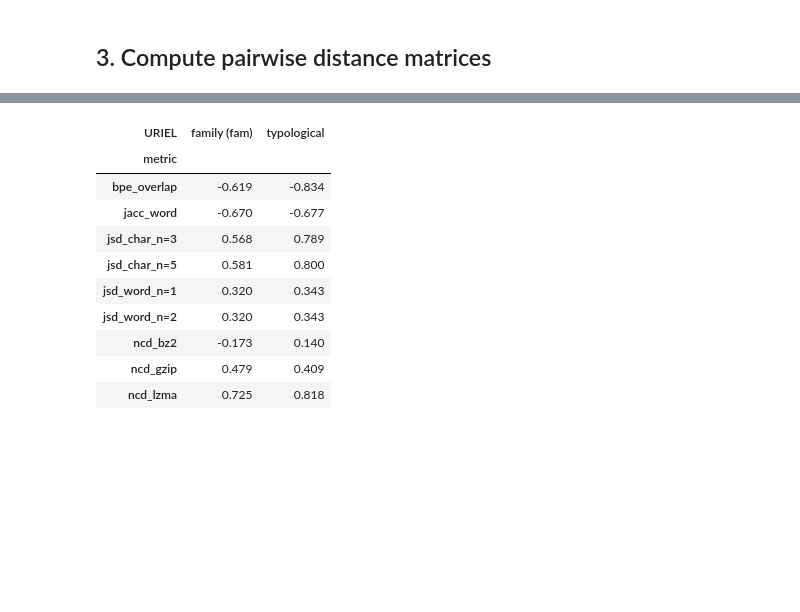
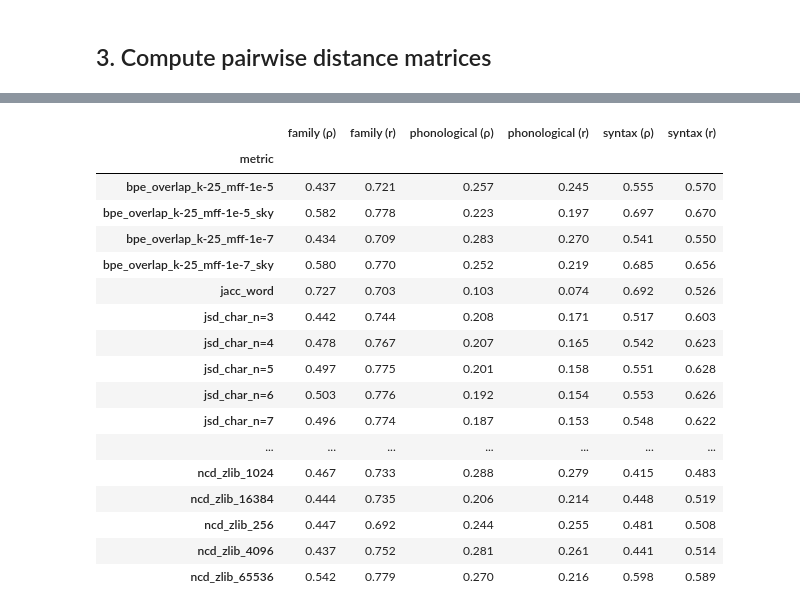
Before and after one commit to hrasto/corpus_helpers, a Jupyter notebook: notebooks/bible_all_metrics.ipynb, the cells around one changed output, grey strips where cells are left out. Saved outputs shown, nothing was run; the diff lists cells and outputs as text; code cells hidden in the pictures; blank space fills up the shorter version.

Commit message:
checkpoint

```diff
--- a/notebooks/bible_all_metrics.ipynb
+++ b/notebooks/bible_all_metrics.ipynb
@@ -190,4 +181 @@ Computing 105 pairs × 25 metrics...
-# %%
-with open('_bible_cache/mats.pkl', 'rb') as f:
-    METRIC_MATS = pickle.load(f)
 # %%
@@ -239,32 +230,31 @@ if 'pkg_resources' not in sys.modules:
 import lang2vec.lang2vec as l2v
 from sklearn.metrics.pairwise import cosine_distances
 
-# ISO 639-3 codes expected by lang2vec
 ISO3 = {
-    'en': 'eng', 'de': 'deu', 'nl': 'nld', 'da': 'dan', 'sv': 'swe',
-    'cs': 'ces', 'sk': 'slk', 'pl': 'pol', 'hr': 'hrv',
+    'en': 'eng', 'de': 'deu', 'nl': 'nld', 'da': 'dan', 'no': 'nor',
+    'sv': 'swe', 'cs': 'ces', 'sk': 'slk', 'si': 'slv', 'pl': 'pol',
+    'hr': 'hrv', 'rs': 'srp', 'ro': 'ron', 'hu': 'hun', 'fi': 'fin',
 }
 iso3_codes = [ISO3[c] for c in LANG_CODES]
 
 URIEL_SETS = {
-    'family (fam)':  'fam',                                    # one-hot language family membership
-    'typological':   'syntax_knn+phonology_knn+inventory_knn', # interpolated typological features
+    'family':       'fam',
+    'phonological': 'phonology_knn',
+    'syntax':       'syntax_knn',
 }
 
 uriel_mats: dict[str, np.ndarray] = {}
 for name, fset in URIEL_SETS.items():
     feats = l2v.get_features(iso3_codes, fset)
     vecs = np.array([feats[c] for c in iso3_codes], dtype=float)
-    # drop dimensions where any language has NaN
     valid = ~np.any(np.isnan(vecs), axis=0)
     vecs_clean = vecs[:, valid]
     print(f'{name}: {vecs.shape[1]} dims → {valid.sum()} after NaN filter')
     uriel_mats[name] = cosine_distances(vecs_clean)
 
-# Quick sanity check: lowest family distances should be within-family
 print()
 print('Lowest family distances (should all be within-family):')
-fam = uriel_mats['family (fam)']
+fam = uriel_mats['family']
 idx = np.triu_indices(N, k=1)
 order = np.argsort(fam[idx])
 for rank, o in enumerate(order[:5]):
@@ -283,21 +274,43 @@ Lowest family distances (should all be within-family):
 # %%
+from scipy.stats import pearsonr
+
+_path_metric_mats = Path('_bible_cache/mats.pkl')
+
+if _path_metric_mats.exists():
+    with _path_metric_mats.open('rb') as f:
+        METRIC_MATS = pickle.load(f)
+
 def upper_tri(mat: np.ndarray) -> np.ndarray:
     i, j = np.triu_indices(len(mat), k=1)
     return mat[i, j]
 
-# Spearman ρ between each corpus metric and each URIEL distance
 rows = []
 for metric_name, metric_mat in METRIC_MATS.items():
+    if not (metric_name.startswith('ncd') or metric_name.startswith('jsd')):
+        metric_mat *= -1
     for uriel_name, uriel_mat in uriel_mats.items():
-        r, p = spearmanr(upper_tri(metric_mat), upper_tri(uriel_mat))
-        rows.append({'metric': metric_name, 'URIEL': uriel_name, 'ρ': r, 'p': p})
+        m     = upper_tri(metric_mat)
+        u     = upper_tri(uriel_mat)
 
-df_corr = pd.DataFrame(rows).pivot(index='metric', columns='URIEL', values='ρ')
-print('Spearman ρ (corpus metric vs URIEL distance):')
+        rho, _ = spearmanr(m, u)
+        r,   _ = pearsonr(m, u)
+        rows.append({
+            'metric':       metric_name,
+            'URIEL':        uriel_name,
+            'spearman_rho': rho,
+            'pearson_r':  r,
+        })
+
+df_long = pd.DataFrame(rows)
+
+df_rho = df_long.pivot(index='metric', columns='URIEL', values='spearman_rho')
+df_rho.columns = [f'{c} (ρ)'      for c in df_rho.columns]
+df_r   = df_long.pivot(index='metric', columns='URIEL', values='pearson_r')
+df_r.columns   = [f'{c} (r)' for c in df_r.columns]
+
+ordered_cols = [col for u in uriel_mats for col in (f'{u} (ρ)', f'{u} (r)')]
+df_corr = pd.concat([df_rho, df_r], axis=1)[ordered_cols]
+
+print('Spearman ρ and Pearson r vs URIEL distance:')
 display(df_corr.style.background_gradient(cmap='RdYlGn', vmin=-1, vmax=1).format('{:.3f}'))
-
-# p-values
-df_p = pd.DataFrame(rows).pivot(index='metric', columns='URIEL', values='p')
-print('\np-values:')
-display(df_p.style.format('{:.4f}'))
 # %% [output]
@@ -305,11 +318,18 @@ Spearman ρ (corpus metric vs URIEL distance):
-| URIEL | family (fam) | typological |
-| metric |  |  |
-| bpe_overlap | -0.619 | -0.834 |
-| jacc_word | -0.670 | -0.677 |
-| jsd_char_n=3 | 0.568 | 0.789 |
-| jsd_char_n=5 | 0.581 | 0.800 |
-| jsd_word_n=1 | 0.320 | 0.343 |
-| jsd_word_n=2 | 0.320 | 0.343 |
-| ncd_bz2 | -0.173 | 0.140 |
-| ncd_gzip | 0.479 | 0.409 |
-| ncd_lzma | 0.725 | 0.818 |
+|  | family (ρ) | family (r) | phonological (ρ) | phonological (r) | syntax (ρ) | syntax (r) |
+| metric |  |  |  |  |  |  |
+| bpe_overlap_k-25_mff-1e-5 | 0.437 | 0.721 | 0.257 | 0.245 | 0.555 | 0.570 |
+| bpe_overlap_k-25_mff-1e-5_sky | 0.582 | 0.778 | 0.223 | 0.197 | 0.697 | 0.670 |
+| bpe_overlap_k-25_mff-1e-7 | 0.434 | 0.709 | 0.283 | 0.270 | 0.541 | 0.550 |
+| bpe_overlap_k-25_mff-1e-7_sky | 0.580 | 0.770 | 0.252 | 0.219 | 0.685 | 0.656 |
+| jacc_word | 0.727 | 0.703 | 0.103 | 0.074 | 0.692 | 0.526 |
+| jsd_char_n=3 | 0.442 | 0.744 | 0.208 | 0.171 | 0.517 | 0.603 |
+| jsd_char_n=4 | 0.478 | 0.767 | 0.207 | 0.165 | 0.542 | 0.623 |
+| jsd_char_n=5 | 0.497 | 0.775 | 0.201 | 0.158 | 0.551 | 0.628 |
+| jsd_char_n=6 | 0.503 | 0.776 | 0.192 | 0.154 | 0.553 | 0.626 |
+| jsd_char_n=7 | 0.496 | 0.774 | 0.187 | 0.153 | 0.548 | 0.622 |
+| ... | ... | ... | ... | ... | ... | ... |
+| ncd_zlib_1024 | 0.467 | 0.733 | 0.288 | 0.279 | 0.415 | 0.483 |
+| ncd_zlib_16384 | 0.444 | 0.735 | 0.206 | 0.214 | 0.448 | 0.519 |
+| ncd_zlib_256 | 0.447 | 0.692 | 0.244 | 0.255 | 0.481 | 0.508 |
+| ncd_zlib_4096 | 0.437 | 0.752 | 0.281 | 0.261 | 0.441 | 0.514 |
+| ncd_zlib_65536 | 0.542 | 0.779 | 0.270 | 0.216 | 0.598 | 0.589 |
```
Also changed, not shown: parts of 15 cells of this notebook, 23 other files.
